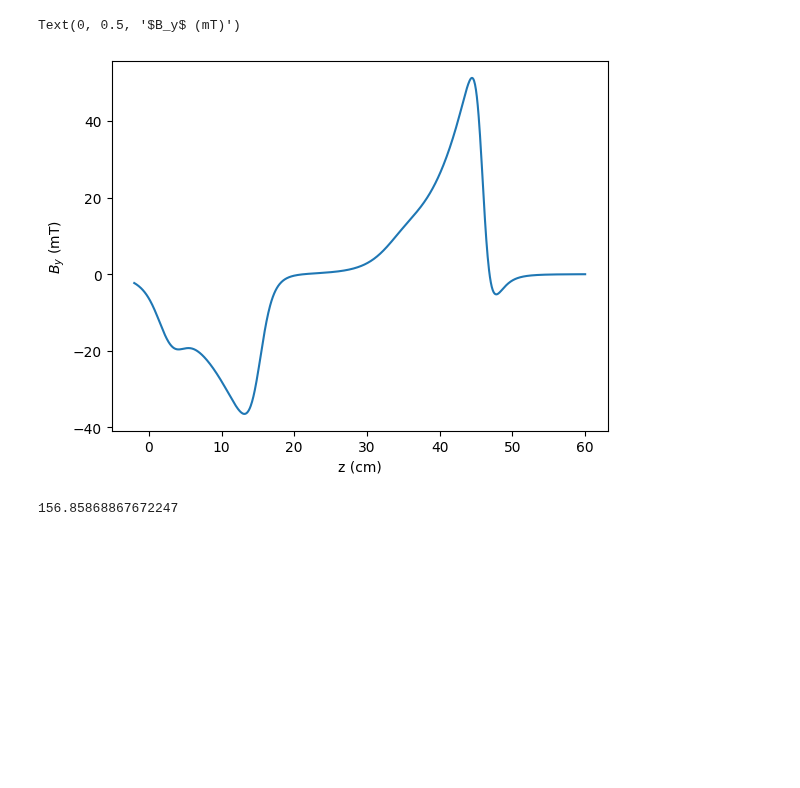
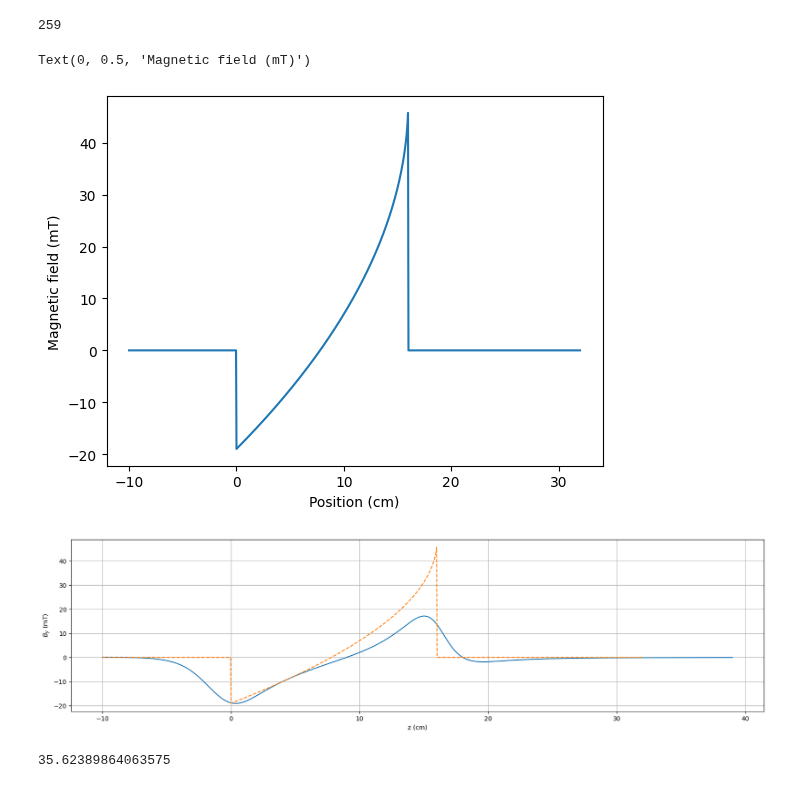
Before and after one commit to benfox4543/YB-zeeman-slower, a Jupyter notebook: halbach-1.ipynb, the cells around one changed output. Cells and saved outputs as stored; diff of their text form; code cells hidden in the pictures; blank space fills up the shorter version.

Commit message:
fine tunning array to mathc the profile we want

```diff
--- a/halbach-1.ipynb
+++ b/halbach-1.ipynb
@@ -76,0 +7,4 @@ magpy.show(zeeman_prof, backend='plotly')
+# %%
+165+94
+# %% [output]
+259
@@ -77,19 +85,47 @@ magpy.show(zeeman_prof, backend='plotly')
+# %%
+Blab=  -67*1e-3
+b_0L =  48*1e-3
+L = 16
+def mag(R,B_0,alpha,l):
+    if R[0] > l:
+       return  np.array([0,0,0])
+    elif R[0] <=0:
+        return np.array([0,0,0])
+    else:
+        return np.array([B_0 +alpha*(np.sqrt(1-R[0]/l)),0,0])
+# %%
+x= np.linspace(-10,L*2,1000)
+r = []
+for i in x:
+    r.append([i,0,0])
+magg = []
+for i in r:
+    magg.append(mag(i,b_0L,Blab,L)[0])
+plt.plot(x,np.array(magg)*1e3)
+plt.xlabel('Position (cm)')
+plt.ylabel('Magnetic field (mT)')
+# %% [output]
+Text(0, 0.5, 'Magnetic field (mT)')
+[figure, added]
 # %%
-z = np.linspace(-120,500,1000)
+z = np.linspace(-100,390,1000)
 b_z = []
 b_x = []
 b_y = []
 for i in z:
     b_z.append(zeeman_prof.getB([0,0,i])[0])
 
-
-plt.plot((z/10) +10,np.array(b_z)*1e3)
+fig,ax = plt.subplots(1,1,figsize=(20,5))
+plt.plot((z/10),np.array(b_z)*1e3)
+#plt.yticks([-20,0,20,40])
+#plt.xticks([-0.1,0,0.1,0.2,0.3,0.4])
 plt.xlabel('z (cm)')
+plt.plot(x,np.array(magg)*1e3, '--')
 plt.ylabel('$B_y$ (mT)')
+plt.grid()
 # %% [output]
-Text(0, 0.5, '$B_y$ (mT)')
-[figure, old version]
+[figure, new version]
-# %%
-400-128*np.cos(np.radians(9.6)) -128*np.cos(np.radians(24))
-# %% [output]
-156.85868867672247
+# %%
+max(b_z)*1e3
+# %% [output]
+35.62389864063575
```
Also changed, not shown: parts of 2 cells of this notebook.
